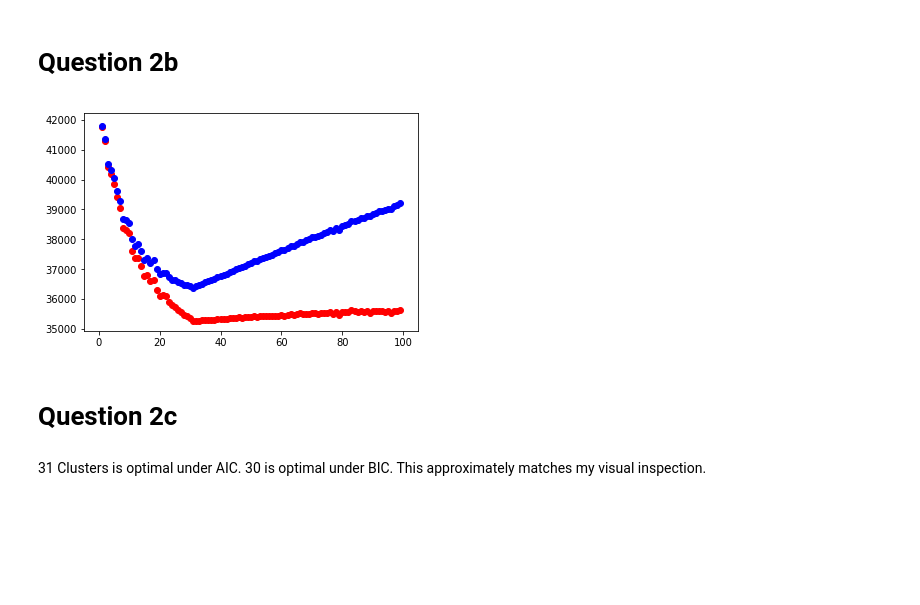
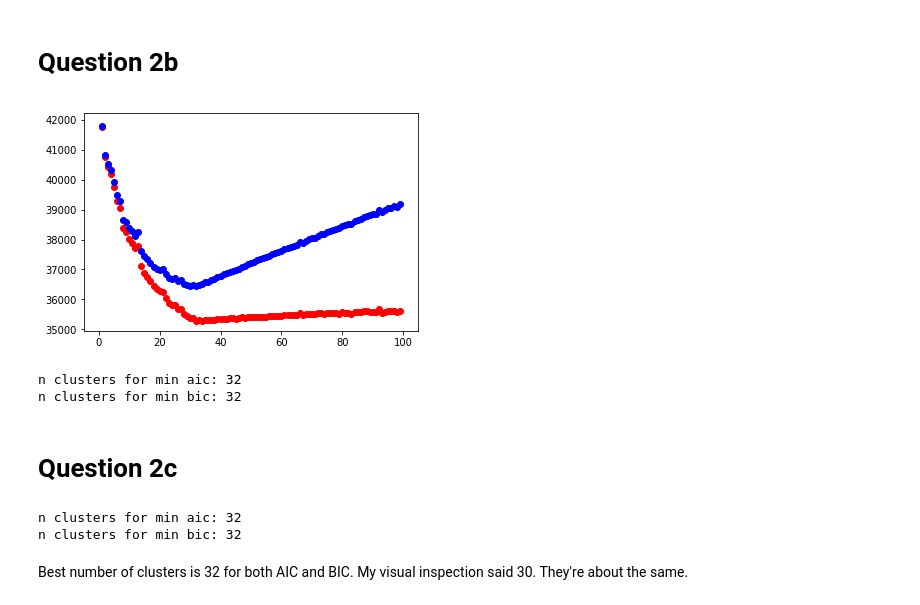
Before and after one commit to SudeshnaD/18f_ml, a Jupyter notebook: assignment2/kmeans.ipynb, the cells around one changed output. Drawn from its saved outputs; the diff is of its cells as text; code cells hidden in the pictures; blank space fills up the shorter version.

Commit message:
algorithmically find best value of n for aic and bic

```diff
--- a/assignment2/kmeans.ipynb
+++ b/assignment2/kmeans.ipynb
@@ -24,24 +24,35 @@ kmeans = KMeans(n_clusters=30).fit(synth_all)
 # %%
 from sklearn.mixture import GaussianMixture
 
 n_clusters = range(1,100)
 aic = []
 bic = []
 
-for n in range(1,100):
+for n in n_clusters:
     gm = GaussianMixture(n_components=n, init_params="kmeans").fit(synth_all)
 
     aic.append(gm.aic(synth_all))
     bic.append(gm.bic(synth_all))
 
 plot.scatter(n_clusters, aic, c='r')
 plot.scatter(n_clusters, bic, c='b')
 plot.show()
-
-# TODO: Find index of optimal BIC and AIC
 # %% [output]
-[figure, old version]
+[figure, new version]
+n clusters for min aic: 32
+n clusters for min bic: 32
 # %% [markdown]
 # Question 2c
-# %% [markdown]
-31 Clusters is optimal under AIC. 30 is optimal under BIC. This approximately matches my visual inspection.
+# %%
+min_aic = min(aic)
+min_aic_n = n_clusters[aic.index(min_aic)]
+print 'n clusters for min aic: %i'%(min_aic_n)
+
+min_bic = min(bic)
+min_bic_n = n_clusters[bic.index(min_bic)]
+print 'n clusters for min bic: %i'%(min_bic_n)
+# %% [output]
+n clusters for min aic: 32
+n clusters for min bic: 32
+# %% [markdown]
+Best number of clusters is 32 for both AIC and BIC. My visual inspection said 30. They're about the same.
```
